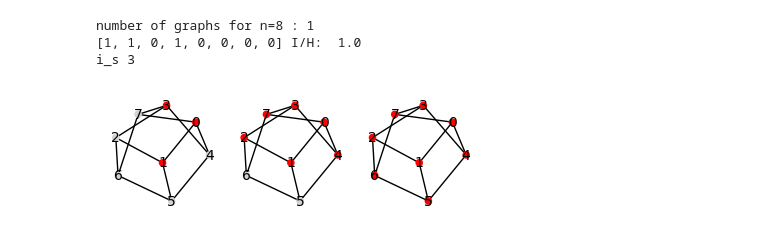
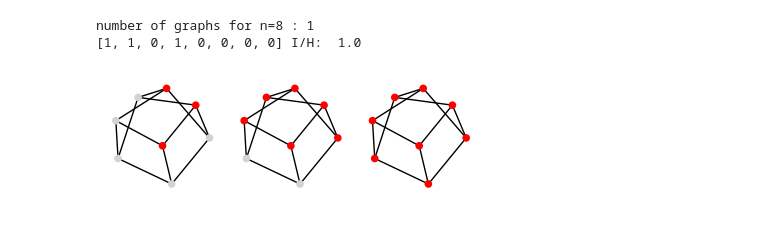
Before and after one commit to matej-2003/graph_theory_research_project, a Jupyter notebook: version2.ipynb, the cells around one changed output. Saved outputs shown, nothing was run; the diff lists cells and outputs as text; code cells hidden in the pictures.

```diff
--- a/version2.ipynb
+++ b/version2.ipynb
@@ -208,29 +4,28 @@ def generate_graphs2(n):
 # %%
 N = 8
 k = 3
 G, n, a = generate_graphs(N)[0]
 
 
 graph_infection_permutation_list = []
 
 for infection in infection_graph_permuation([0] * N, k):
 	H = infect_graph(G, infection)   # now returns a real graph
 	graph_infection_permutation_list.append((H, n, a))
 	i_s, i_n, h_n = infection_spread(H, n, a)
 	andemic = len(i_n)/len(H.nodes)
 
 	if andemic >= 1:
 		print(infection, end=" ")
 		print("I/H: ", andemic)
-		display_graphs(i_s, figsize=(4, 4), show_titles=False, force_row=True)
+		display_graphs(i_s, figsize=(4, 4), show_titles=False, force_row=True, with_labels=False)
 		break
 
 # display_graphs(graph_infection_permutation_list)
 # %% [output]
 number of graphs for n=8 : 1
 [1, 1, 0, 1, 0, 0, 0, 0] I/H:  1.0
-i_s 3
-[figure, old version]
+[figure, new version]
 # %%
 
 G, n, a = generate_graphs(8)[0]
```
Also changed, not shown: parts of 6 cells of this notebook.
